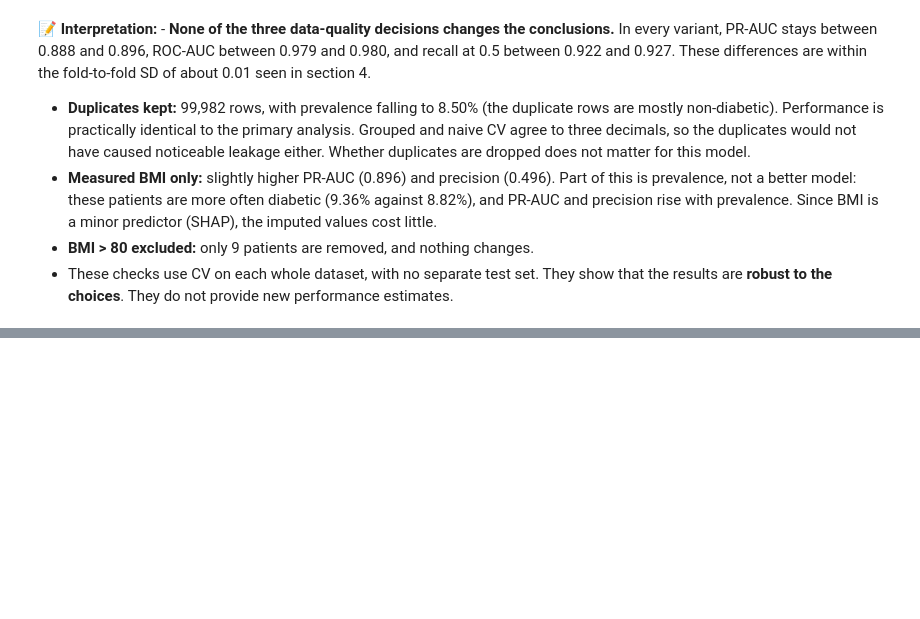
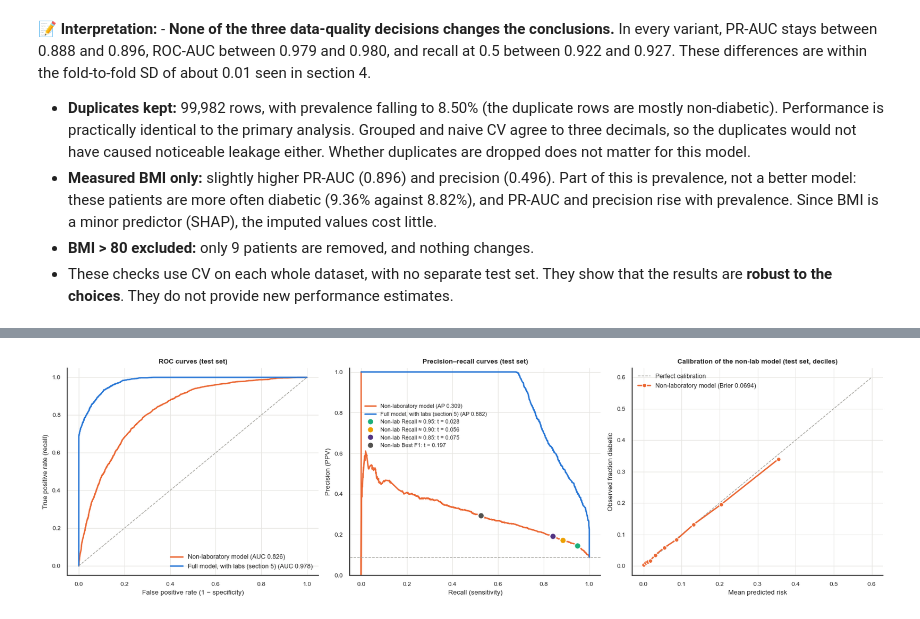
Before and after one commit to Aaminvh/Diabetes-prediction, a Jupyter notebook: Notebook/analysis.ipynb, the cells around one changed output, grey strips where cells are left out. Cells and saved outputs as stored; diff of their text form; code cells hidden in the pictures; blank space fills up the shorter version.

```diff
--- a/Notebook/analysis.ipynb
+++ b/Notebook/analysis.ipynb
@@ -1772,0 +1823,16 @@ sens_table.style.format({"Rows": "{:,}", "Diabetic %": "{:.2f}",
+# %%
+nl_oof = {}
+for name, pipe in nl_pipelines.items():
+    for method in ["sigmoid", "isotonic"]:
+        est = CalibratedClassifierCV(clone(pipe), method=method, cv=inner_cv)
+        nl_oof[(name, method)] = cross_val_predict(est, Xn_tr, y_tr, cv=cv, method="predict_proba")[:, 1]
+
+nl_calib_table = pd.DataFrame({
+    f"{name} + {method}": {"Brier score": brier_score_loss(y_tr, p), "Mean predicted risk": p.mean(),
+                           "PR-AUC": average_precision_score(y_tr, p), "ROC-AUC": roc_auc_score(y_tr, p)}
+    for (name, method), p in nl_oof.items()}).T
+nl_calib_table.index.name = f"Non-lab, training-set OOF (prevalence {y_tr.mean():.3f})"
+
+nl_best_name, nl_best_method = min(nl_oof, key=lambda k: brier_score_loss(y_tr, nl_oof[k]))
+print(f"Chosen non-laboratory model: {nl_best_name} + {nl_best_method} calibration")
+nl_calib_table.style.format("{:.4f}")
@@ -1772,0 +1886,39 @@ sens_table.style.format({"Rows": "{:,}", "Diabetic %": "{:.2f}",
+# %%
+fig, axes = plt.subplots(1, 3, figsize=(17, 5))
+curves = {"Non-laboratory model": (p_te_nl, "#eb6834"), "Full model, with labs (section 5)": (p_te_cal, "#2a78d6")}
+
+for name, (proba, color) in curves.items():
+    fpr, tpr, _ = roc_curve(y_te, proba)
+    axes[0].plot(fpr, tpr, color=color, lw=2, label=f"{name} (AUC {roc_auc_score(y_te, proba):.3f})")
+    prec, rec, _ = precision_recall_curve(y_te, proba)
+    axes[1].plot(rec, prec, color=color, lw=2, label=f"{name} (AP {average_precision_score(y_te, proba):.3f})")
+for color, (k, t) in zip(["#1baf7a", "#eda100", "#533483", "#52514e"], nl_candidates.items()):
+    row = nl_thr_test.loc[f"Non-lab: {k}"]
+    axes[1].plot(row["Recall"], row["Precision"], "o", ms=9, color=color, markeredgecolor="white",
+                 markeredgewidth=1.5, label=f"Non-lab {k}: t = {t:.3f}")
+
+axes[0].plot([0, 1], [0, 1], color=MUTED, ls="--", lw=1)
+axes[0].set(title="ROC curves (test set)", xlabel="False positive rate (1 − specificity)",
+            ylabel="True positive rate (recall)")
+axes[1].axhline(y_te.mean(), color=MUTED, ls="--", lw=1)
+axes[1].set(title="Precision–recall curves (test set)", xlabel="Recall (sensitivity)",
+            ylabel="Precision (PPV)", ylim=(0, 1.02))
+
+# Calibration of the non-lab model on the test set (quantile bins: risks are spread out, not 0/1)
+frac_pos, mean_pred = calibration_curve(y_te, p_te_nl, n_bins=10, strategy="quantile")
+axes[2].plot([0, 0.6], [0, 0.6], color=MUTED, ls="--", lw=1, label="Perfect calibration")
+axes[2].plot(mean_pred, frac_pos, "-o", color="#eb6834", lw=2, ms=6, markeredgecolor="white",
+             label=f"Non-laboratory model (Brier {brier_score_loss(y_te, p_te_nl):.4f})")
+axes[2].set(title="Calibration of the non-lab model (test set, deciles)", xlabel="Mean predicted risk",
+            ylabel="Observed fraction diabetic")
+
+for ax in axes:
+    ax.spines[["top", "right"]].set_visible(False)
+    ax.grid(True, color="#e6e5e1", linewidth=0.8)
+axes[0].legend(frameon=False, loc="lower right", fontsize=9)
+axes[1].legend(frameon=False, loc="center left", bbox_to_anchor=(0.04, 0.72), fontsize=8)
+axes[2].legend(frameon=False, loc="upper left", fontsize=9)
+plt.tight_layout()
+plt.show()
+# %% [output]
+[figure, added]
```
Also changed, not shown: parts of 18 cells of this notebook, 8 other files.
